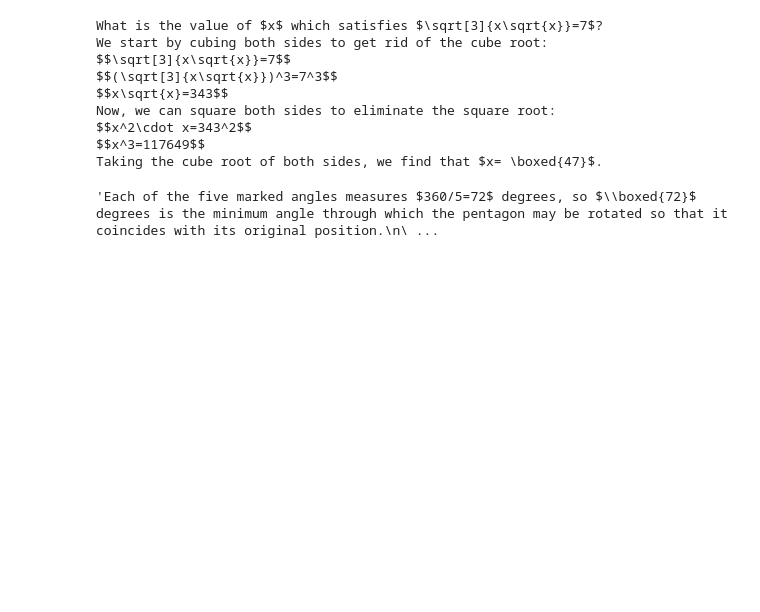
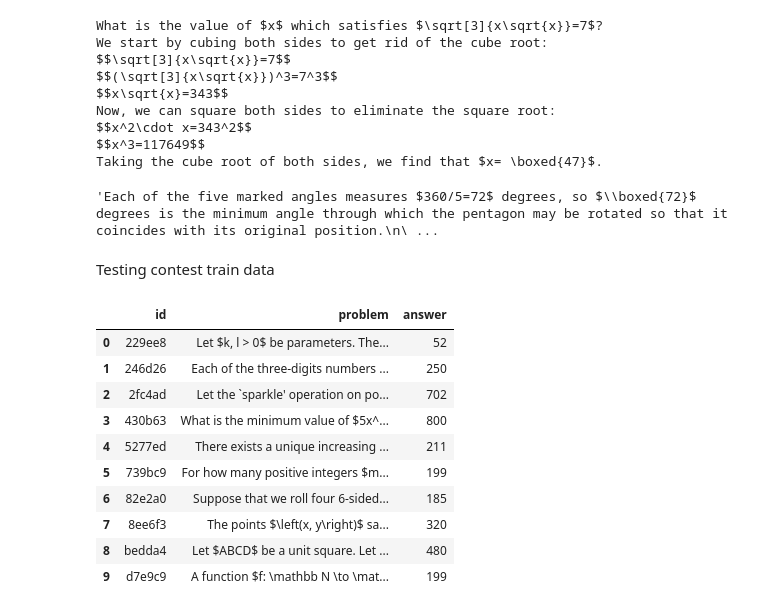
Before and after one commit to HanYuanHsu/ai-math, a Jupyter notebook: datasets.ipynb, the cells around one changed output. Saved outputs shown, nothing was run; the diff lists cells and outputs as text; code cells hidden in the pictures; blank space fills up the shorter version.

Commit message:
building pipeline for accuracy testing

```diff
--- a/datasets.ipynb
+++ b/datasets.ipynb
@@ -98,3 +163,5 @@ Taking the cube root of both sides, we find that $x= \boxed{47}$.
 merged_df.loc[0, 'solution']
 # %% [output]
 'Each of the five marked angles measures $360/5=72$ degrees, so $\\boxed{72}$ degrees is the minimum angle through which the pentagon may be rotated so that it coincides with its original position.\n\ ...
+# %% [markdown]
+Testing contest train data
@@ -100,0 +174,15 @@ merged_df.loc[0, 'solution']
+# %%
+contest_df = pd.read_csv("train.csv")
+contest_df
+# %% [output]
+|  | id | problem | answer |
+| 0 | 229ee8 | Let $k, l > 0$ be parameters. The... | 52 |
+| 1 | 246d26 | Each of the three-digits numbers ... | 250 |
+| 2 | 2fc4ad | Let the `sparkle' operation on po... | 702 |
+| 3 | 430b63 | What is the minimum value of $5x^... | 800 |
+| 4 | 5277ed | There exists a unique increasing ... | 211 |
+| 5 | 739bc9 | For how many positive integers $m... | 199 |
+| 6 | 82e2a0 | Suppose that we roll four 6-sided... | 185 |
+| 7 | 8ee6f3 | The points $\left(x, y\right)$ sa... | 320 |
+| 8 | bedda4 | Let $ABCD$ be a unit square. Let ... | 480 |
+| 9 | d7e9c9 | A function $f: \mathbb N \to \mat... | 199 |
```
Also changed, not shown: parts of 10 cells of this notebook, 4 other files.
